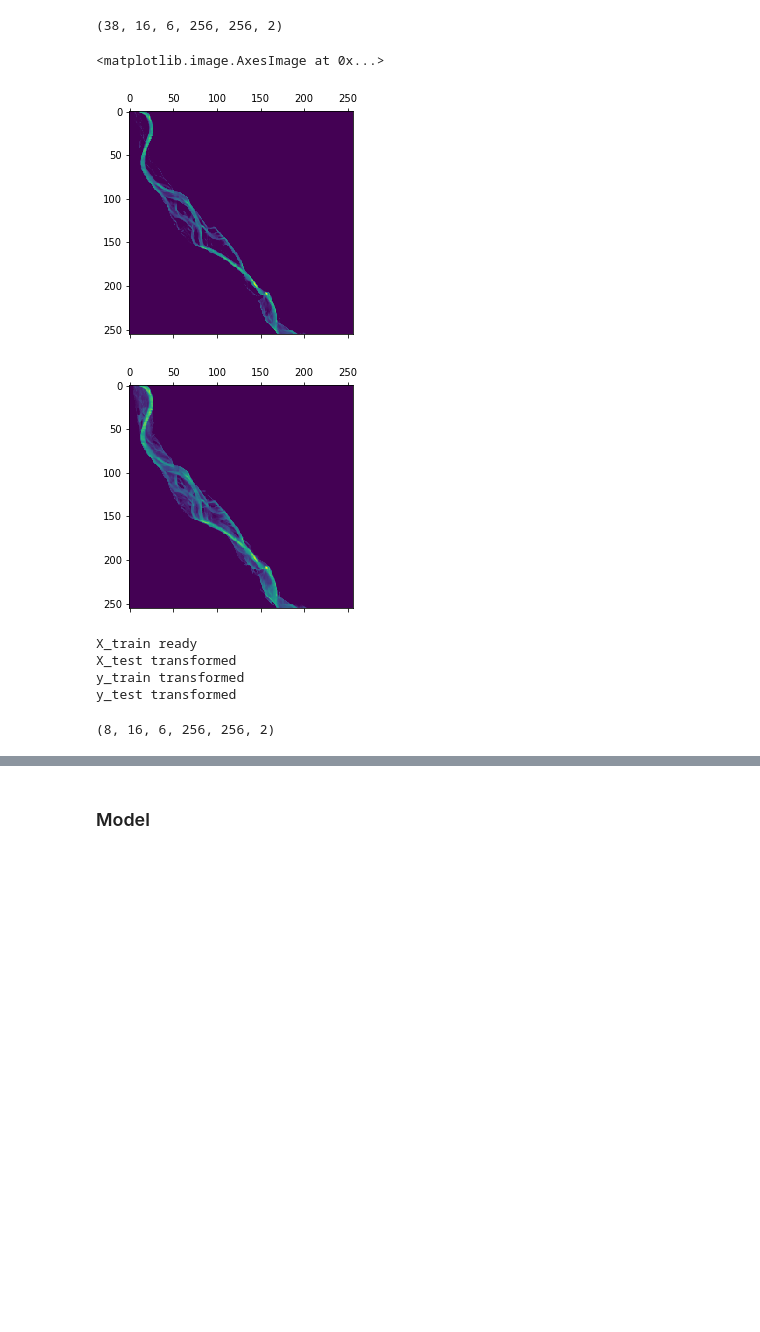
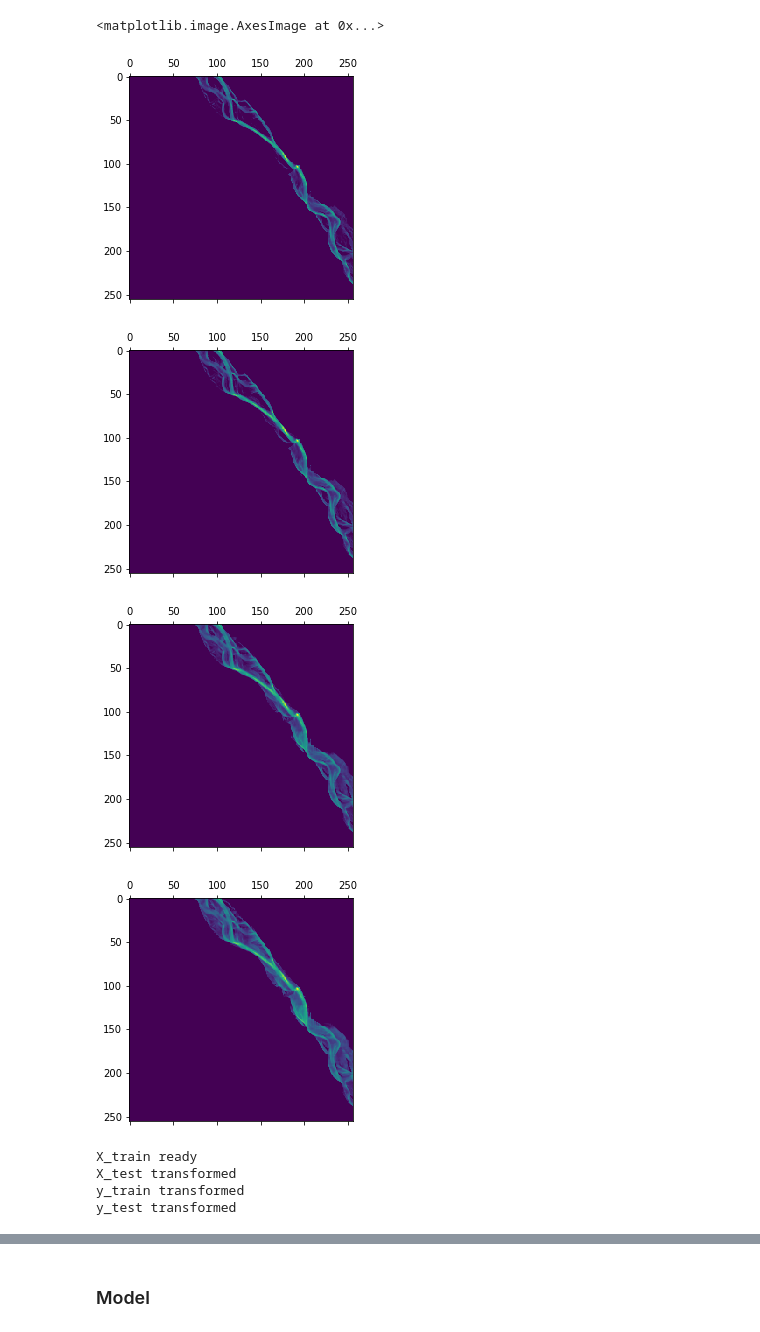
Before and after one commit to halixness/deepSWE, a Jupyter notebook: torch_resnet_ae.ipynb, the cells around one changed output, grey strips where cells are left out. Drawn from its saved outputs; the diff is of its cells as text; code cells hidden in the pictures; blank space fills up the shorter version.

```diff
--- a/torch_resnet_ae.ipynb
+++ b/torch_resnet_ae.ipynb
@@ -24,9 +24,10 @@ dataset = DataGenerator(
     future_frames=partitions.future_frames,
     input_dim=(partitions.past_frames, 256, 256, 2),
     output_dim=(partitions.future_frames, 256, 256, 1),
-    batch_size=16,
+    batch_size=4,
     n_channels=1,
-    shuffle=True,
+    shuffle=True, # batch shuffling
+    deep_shuffle = True, # datapoints shuffling
     buffer_size = 1e3,
     buffer_memory = 100
 )
@@ -36,18 +37,19 @@ Y = dataset.get_Y()
 
 X[X > 10e5] = 0
 Y[Y > 10e5] = 0
-# %%
-X.shape
-# %% [output]
-(38, 16, 6, 256, 256, 2)
 # %%
-i = 5
-plt.matshow(X[0, i, 0, :, :, 0])
-plt.matshow(Y[0, i, 1, :, :, 0])
+i = 0
+j = 10
+plt.matshow(X[j, i, 0, :, :, 0])
+plt.matshow(X[j, i, 2, :, :, 0])
+plt.matshow(X[j, i, 4, :, :, 0])
+plt.matshow(Y[j, i, 0, :, :, 0])
 # %% [output]
 <matplotlib.image.AxesImage at 0x...>
-[figure, old version]
+[figure, new version]
-[figure, old version]
+[figure, new version]
+[figure, added]
+[figure, added]
 # %%
 X_train, X_test, y_train, y_test = train_test_split(X, Y, test_size=0.2, random_state=42)
 # %%
@@ -94,7 +96,3 @@ X_train ready
 X_test transformed
 y_train transformed
 y_test transformed
-# %%
-X_test.shape
-# %% [output]
-(8, 16, 6, 256, 256, 2)
```
Also changed, not shown: parts of 16 cells of this notebook, 11 other files.
